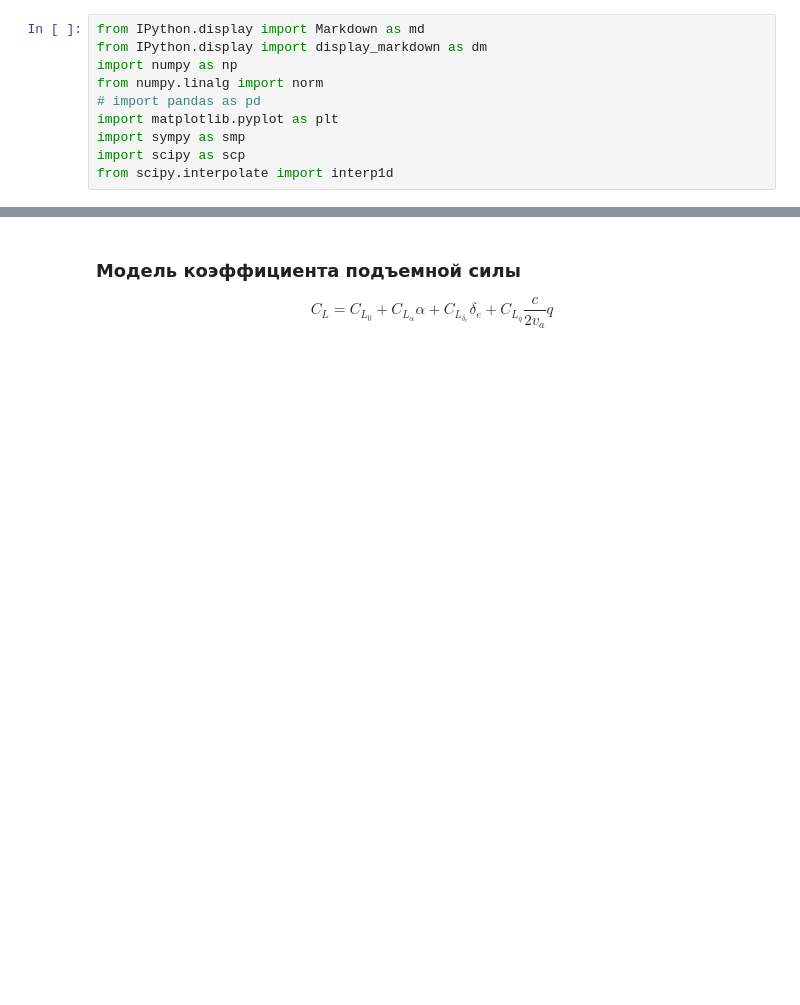
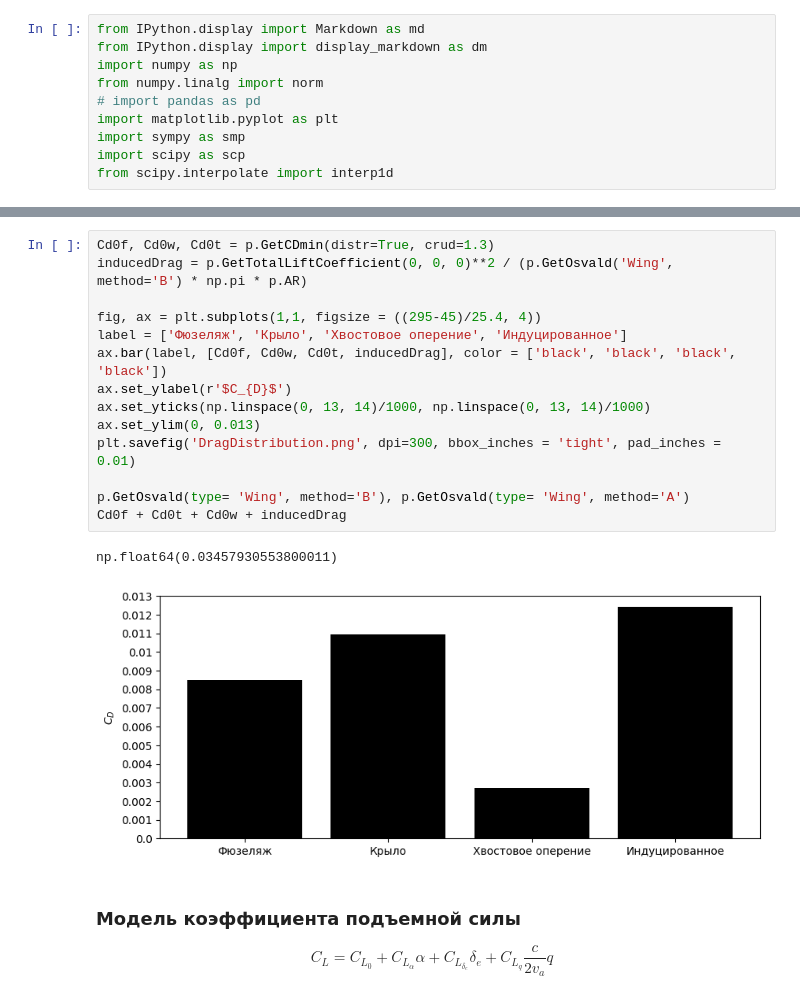
Before and after one commit to Suturin-Daniil/KB-102_SKAT_2025, a Jupyter notebook: Аэродинамика/ОбликЛА1_Расчёты.ipynb, the cells around one changed output, grey strips where cells are left out. Saved outputs shown, nothing was run; the diff lists cells and outputs as text; blank space fills up the shorter version.

```diff
--- a/Аэродинамика/ОбликЛА1_Расчёты.ipynb
+++ b/Аэродинамика/ОбликЛА1_Расчёты.ipynb
@@ -751,4 +775,21 @@ p.b, p.cr, p.ct, p.c, p.btail, p.crtail, p.GetCDmin()
 [figure]
+# %%
+Cd0f, Cd0w, Cd0t = p.GetCDmin(distr=True, crud=1.3)
+inducedDrag = p.GetTotalLiftCoefficient(0, 0, 0)**2 / (p.GetOsvald('Wing', method='B') * np.pi * p.AR)
+
+fig, ax = plt.subplots(1,1, figsize = ((295-45)/25.4, 4))
+label = ['Фюзеляж', 'Крыло', 'Хвостовое оперение', 'Индуцированное']
+ax.bar(label, [Cd0f, Cd0w, Cd0t, inducedDrag], color = ['black', 'black', 'black', 'black'])
+ax.set_ylabel(r'$C_{D}$')
+ax.set_yticks(np.linspace(0, 13, 14)/1000, np.linspace(0, 13, 14)/1000)
+ax.set_ylim(0, 0.013)
+plt.savefig('DragDistribution.png', dpi=300, bbox_inches = 'tight', pad_inches = 0.01)
+
+p.GetOsvald(type= 'Wing', method='B'), p.GetOsvald(type= 'Wing', method='A')
+Cd0f + Cd0t + Cd0w + inducedDrag
+# %% [output]
+np.float64(0.03457930553800011)
+[figure, added]
 # %% [markdown]
 ### Модель коэффициента подъемной силы
 $$C_L = C_{L_{0}} + C_{L_{\alpha}}\alpha + C_{L_{\delta_{e}}}\delta_{e} + C_{L_{q}}\frac{c}{2v_a}q$$
```
Also changed, not shown: parts of 2 cells of this notebook, 4 other files.
